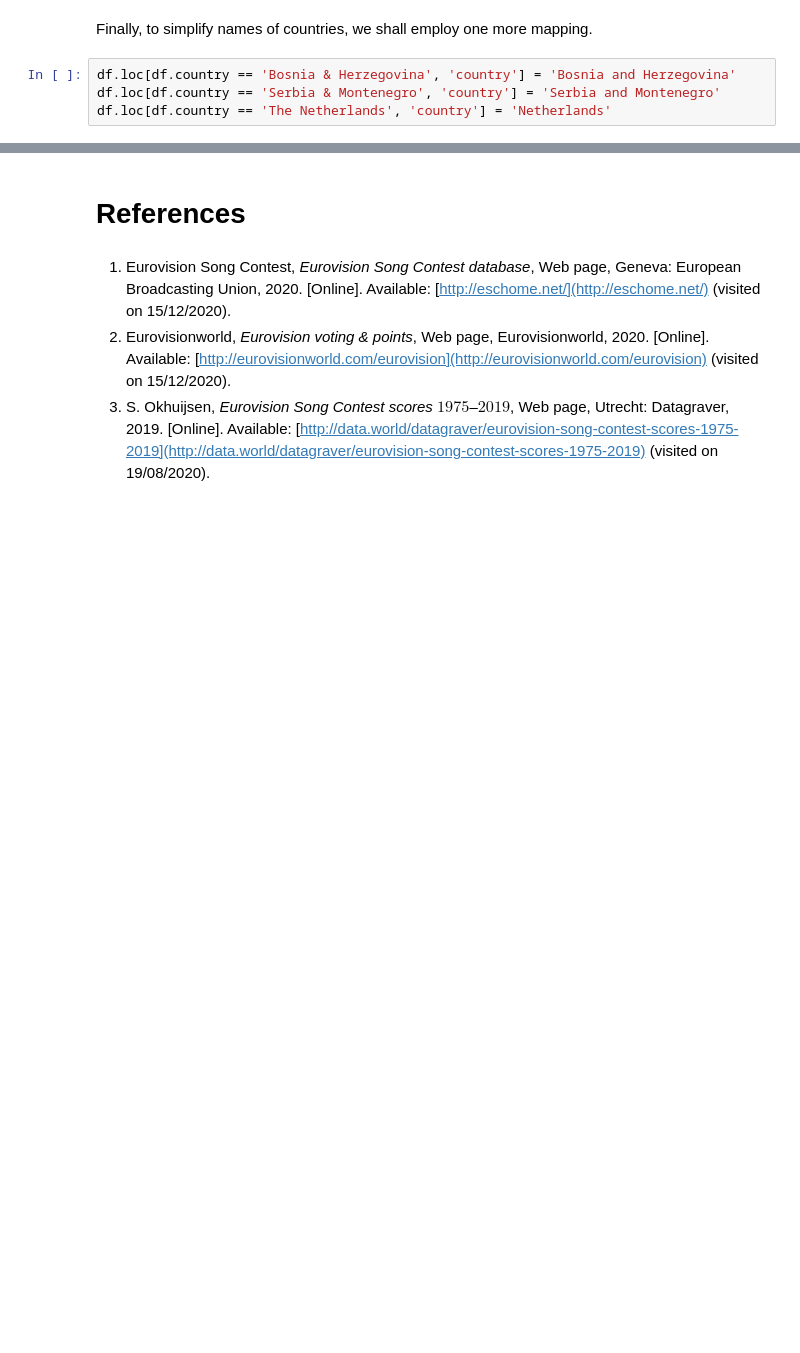
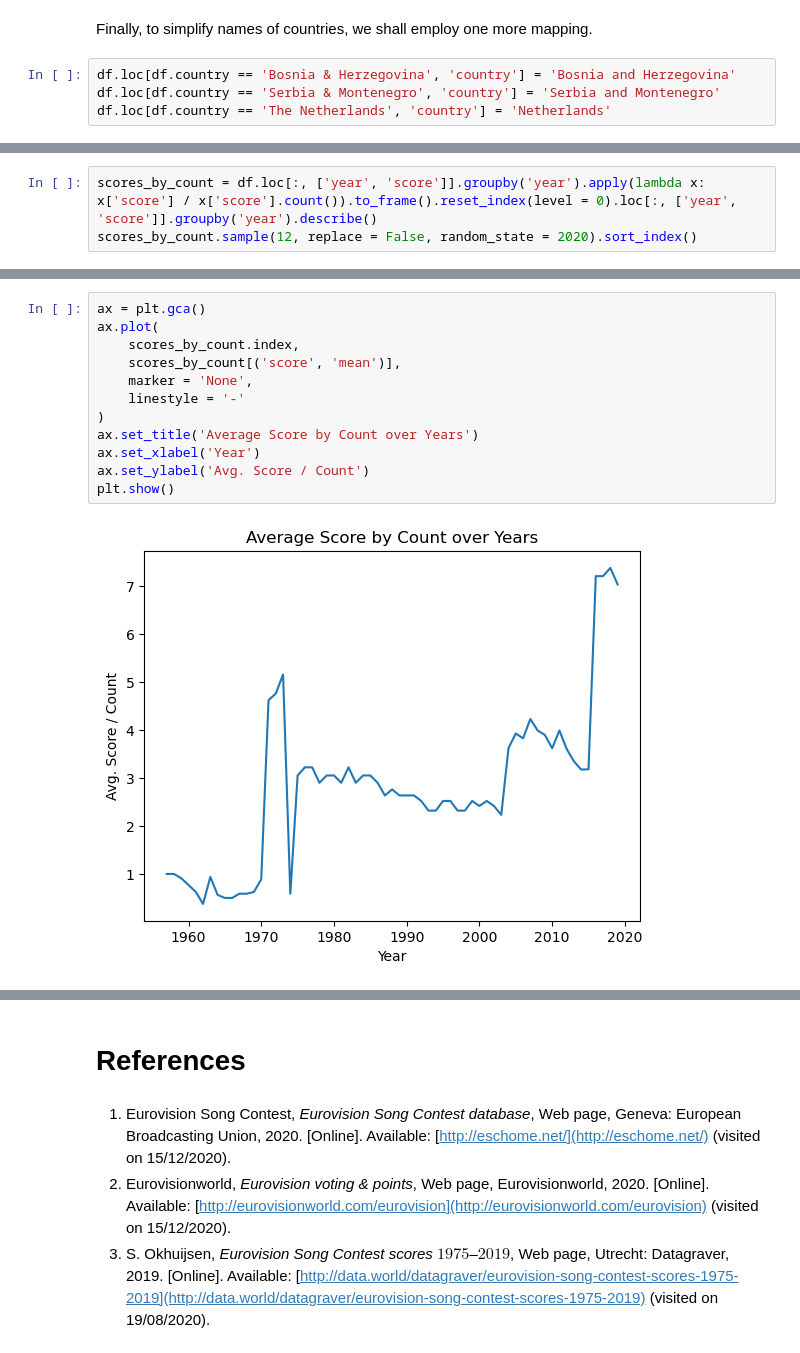
Before and after one commit to DavorPenzar/eurovision, a Jupyter notebook: Transform_Raw_Scores_Data.ipynb, the cells around one changed output, grey strips where cells are left out. Drawn from its saved outputs; the diff is of its cells as text; blank space fills up the shorter version.

```diff
--- a/Transform_Raw_Scores_Data.ipynb
+++ b/Transform_Raw_Scores_Data.ipynb
@@ -478,0 +529,3 @@ df.loc[df.country == 'The Netherlands', 'country'] = 'Netherlands'
+# %%
+scores_by_count = df.loc[:, ['year', 'score']].groupby('year').apply(lambda x: x['score'] / x['score'].count()).to_frame().reset_index(level = 0).loc[:, ['year', 'score']].groupby('year').describe()
+scores_by_count.sample(12, replace = False, random_state = 2020).sort_index()
@@ -478,0 +548,14 @@ df.loc[df.country == 'The Netherlands', 'country'] = 'Netherlands'
+# %%
+ax = plt.gca()
+ax.plot(
+    scores_by_count.index,
+    scores_by_count[('score', 'mean')],
+    marker = 'None',
+    linestyle = '-'
+)
+ax.set_title('Average Score by Count over Years')
+ax.set_xlabel('Year')
+ax.set_ylabel('Avg. Score / Count')
+plt.show()
+# %% [output]
+[figure, added]
```
Also changed, not shown: parts of 24 cells of this notebook.
